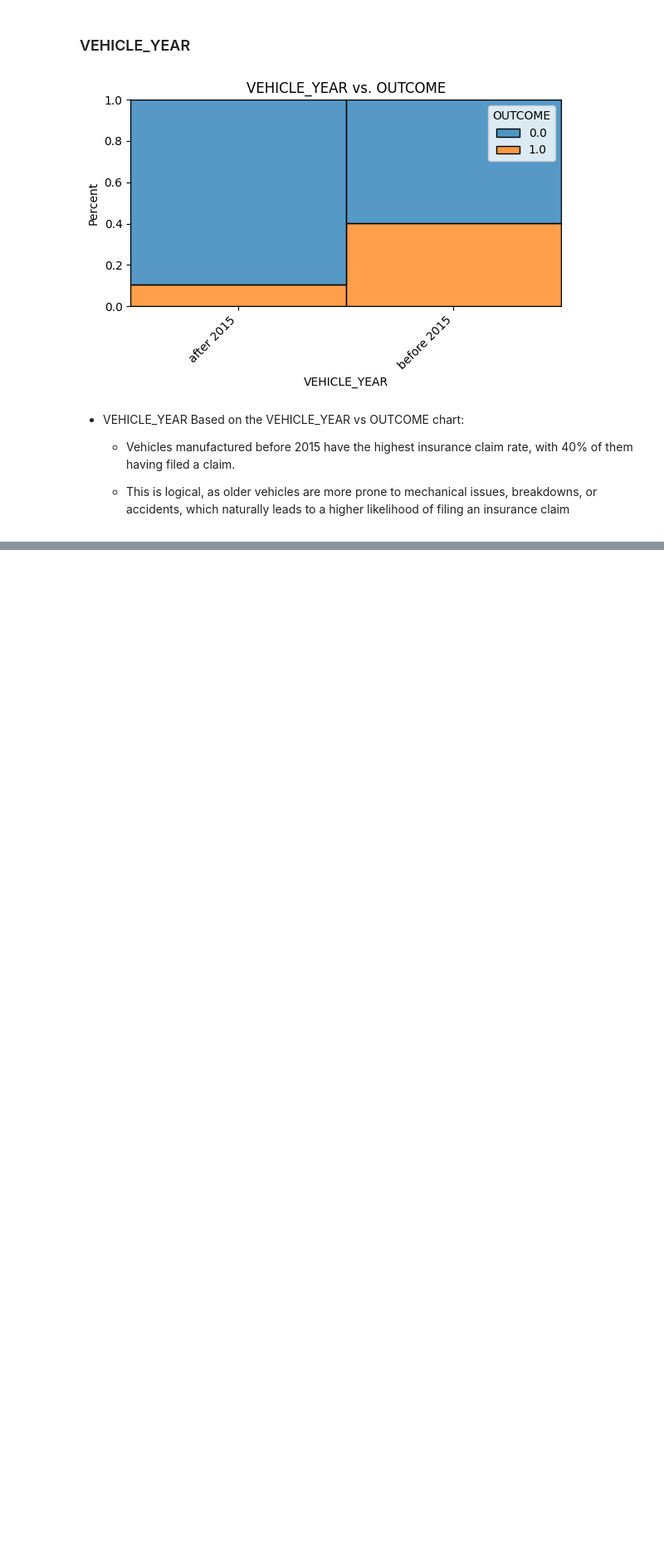
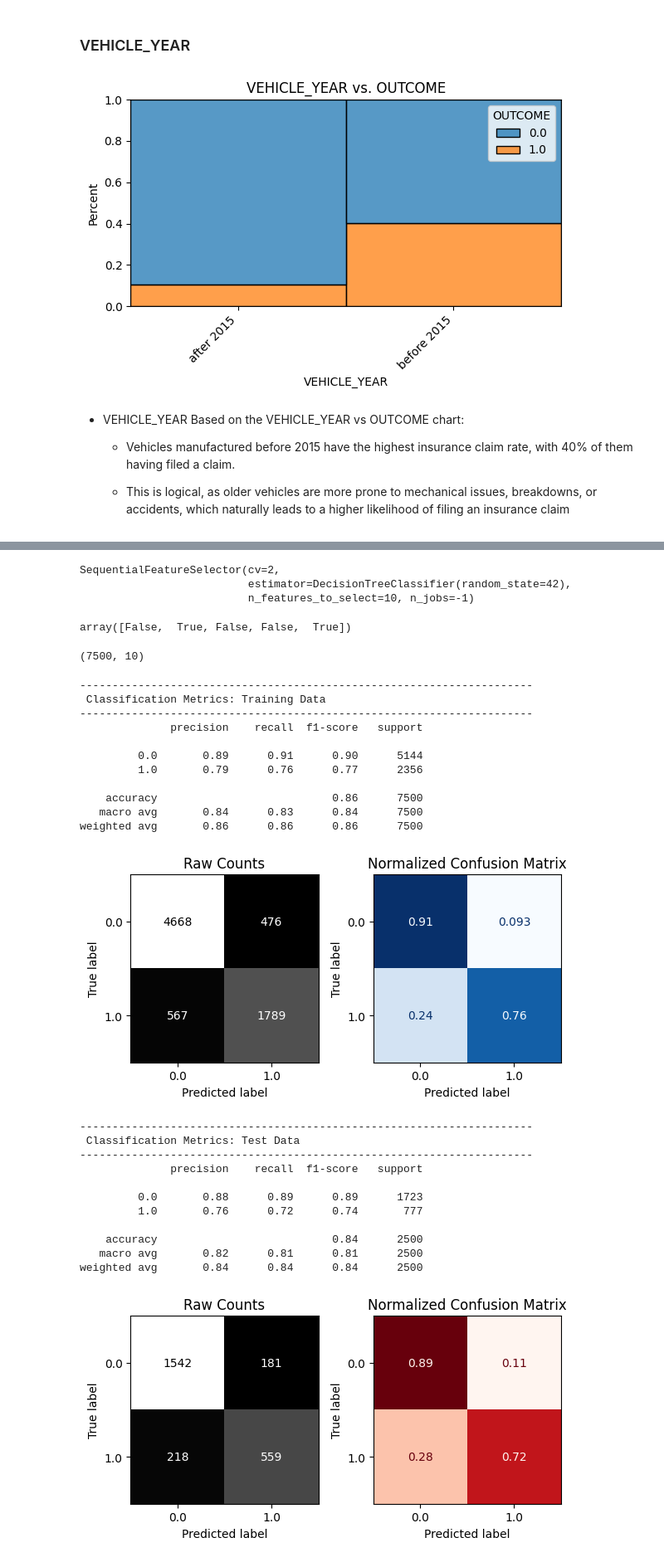
Before and after one commit to Hjarrar14/Predicting-Car-Insurance-Claims-Using-Machine-Learning, a Jupyter notebook: Car_Insurance.ipynb, the cells around one changed output, grey strips where cells are left out. Shown at 83% size. Saved outputs shown, nothing was run; the diff lists cells and outputs as text; code cells hidden in the pictures; blank space fills up the shorter version.

```diff
--- a/Car_Insurance.ipynb
+++ b/Car_Insurance.ipynb
@@ -1132,0 +1138,3 @@ which naturally leads to a higher likelihood of filing an insurance claim
+# %%
+X_train_pre = preprocessor.fit_transform(X_train)
+X_test_pre = preprocessor.transform(X_test)
@@ -1132,0 +1155,59 @@ which naturally leads to a higher likelihood of filing an insurance claim
+# %%
+# Instantiate the model
+dt = DecisionTreeClassifier(random_state = 42)
+# %%
+# Instantiate the SequentialFeatureSelector
+sk_sfs = SequentialFeatureSelector(dt, n_features_to_select=10,
+                                direction = 'forward', cv=2,
+                                 n_jobs=-1)
+sk_sfs.fit(X_train_pre,y_train)
+# %% [output]
+SequentialFeatureSelector(cv=2,
+                          estimator=DecisionTreeClassifier(random_state=42),
+                          n_features_to_select=10, n_jobs=-1)
+# %%
+# Preview array of T/F for selected (or not) features
+sk_sfs.support_[0:5]
+# %% [output]
+array([False,  True, False, False,  True])
+# %%
+# .support_ returns an array of T/F whether it is above threshold
+features_to_keep = sk_sfs.support_
+# Only include the features selected
+X_train_10 = X_train_pre.loc[:,features_to_keep]
+X_test_10 = X_test_pre.loc[:,features_to_keep]
+X_train_10.shape
+# %% [output]
+(7500, 10)
+# %%
+# Instantiate default random forest
+rf_clf = RandomForestClassifier(random_state=42)
+# Fit on 10 selected featuers
+rf_clf.fit(X_train_10, y_train)
+# Evaluate with custom function
+evaluate_classification(rf_clf, X_train_10, y_train, X_test_10, y_test)
+# %% [output]
+----------------------------------------------------------------------
+ Classification Metrics: Training Data
+----------------------------------------------------------------------
+              precision    recall  f1-score   support
+
+         0.0       0.89      0.91      0.90      5144
+         1.0       0.79      0.76      0.77      2356
+
+    accuracy                           0.86      7500
+   macro avg       0.84      0.83      0.84      7500
+weighted avg       0.86      0.86      0.86      7500
+[figure, added]
+----------------------------------------------------------------------
+ Classification Metrics: Test Data
+----------------------------------------------------------------------
+              precision    recall  f1-score   support
+
+         0.0       0.88      0.89      0.89      1723
+         1.0       0.76      0.72      0.74       777
+
+    accuracy                           0.84      2500
+   macro avg       0.82      0.81      0.81      2500
+weighted avg       0.84      0.84      0.84      2500
+[figure, added]
```
Also changed, not shown: parts of 71 cells of this notebook.
